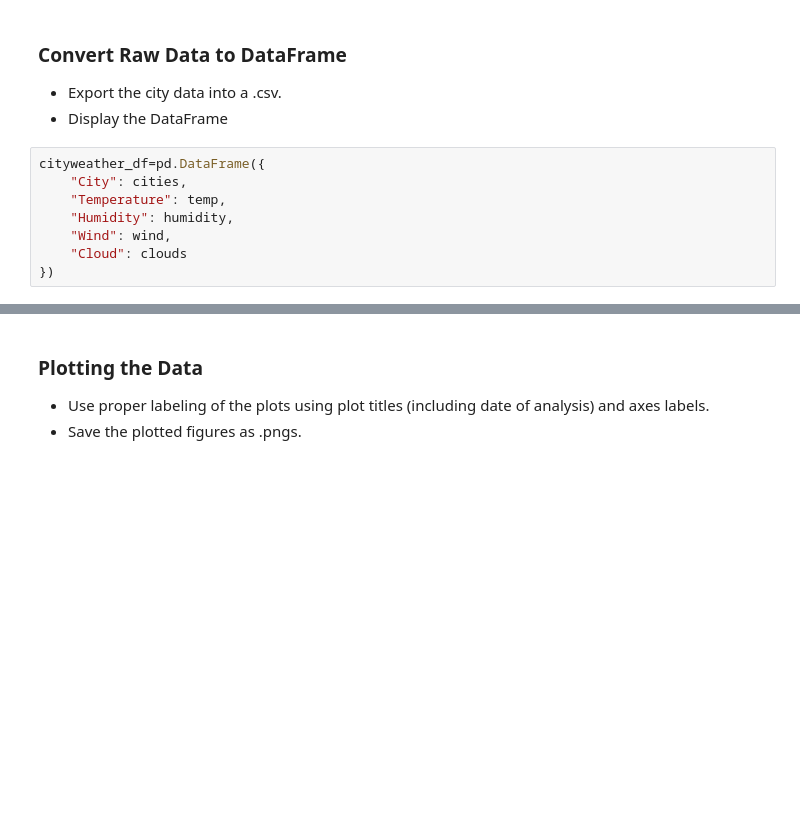
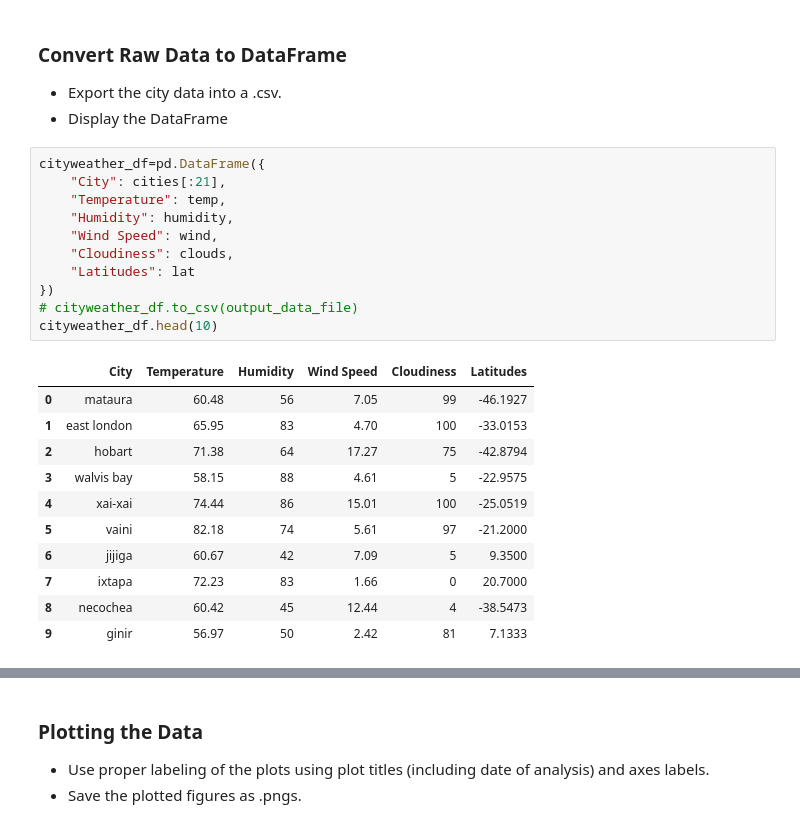
Before and after one commit to CassieCcL/WeatherAPI, a Jupyter notebook: WeatherPy.ipynb, the cells around one changed output, grey strips where cells are left out. Drawn from its saved outputs; the diff is of its cells as text; blank space fills up the shorter version.

```diff
--- a/WeatherPy.ipynb
+++ b/WeatherPy.ipynb
@@ -90,9 +120,24 @@ for city in cities:
 * Display the DataFrame
 # %%
 cityweather_df=pd.DataFrame({
-    "City": cities,
+    "City": cities[:21],
     "Temperature": temp,
     "Humidity": humidity,
-    "Wind": wind,
-    "Cloud": clouds
+    "Wind Speed": wind,
+    "Cloudiness": clouds,
+    "Latitudes": lat
 })
+# cityweather_df.to_csv(output_data_file)
+cityweather_df.head(10)
+# %% [output]
+|  | City | Temperature | Humidity | Wind Speed | Cloudiness | Latitudes |
+| 0 | mataura | 60.48 | 56 | 7.05 | 99 | -46.1927 |
+| 1 | east london | 65.95 | 83 | 4.70 | 100 | -33.0153 |
+| 2 | hobart | 71.38 | 64 | 17.27 | 75 | -42.8794 |
+| 3 | walvis bay | 58.15 | 88 | 4.61 | 5 | -22.9575 |
+| 4 | xai-xai | 74.44 | 86 | 15.01 | 100 | -25.0519 |
+| 5 | vaini | 82.18 | 74 | 5.61 | 97 | -21.2000 |
+| 6 | jijiga | 60.67 | 42 | 7.09 | 5 | 9.3500 |
+| 7 | ixtapa | 72.23 | 83 | 1.66 | 0 | 20.7000 |
+| 8 | necochea | 60.42 | 45 | 12.44 | 4 | -38.5473 |
+| 9 | ginir | 56.97 | 50 | 2.42 | 81 | 7.1333 |
```
Also changed, not shown: parts of 7 cells of this notebook, 1 other file.
